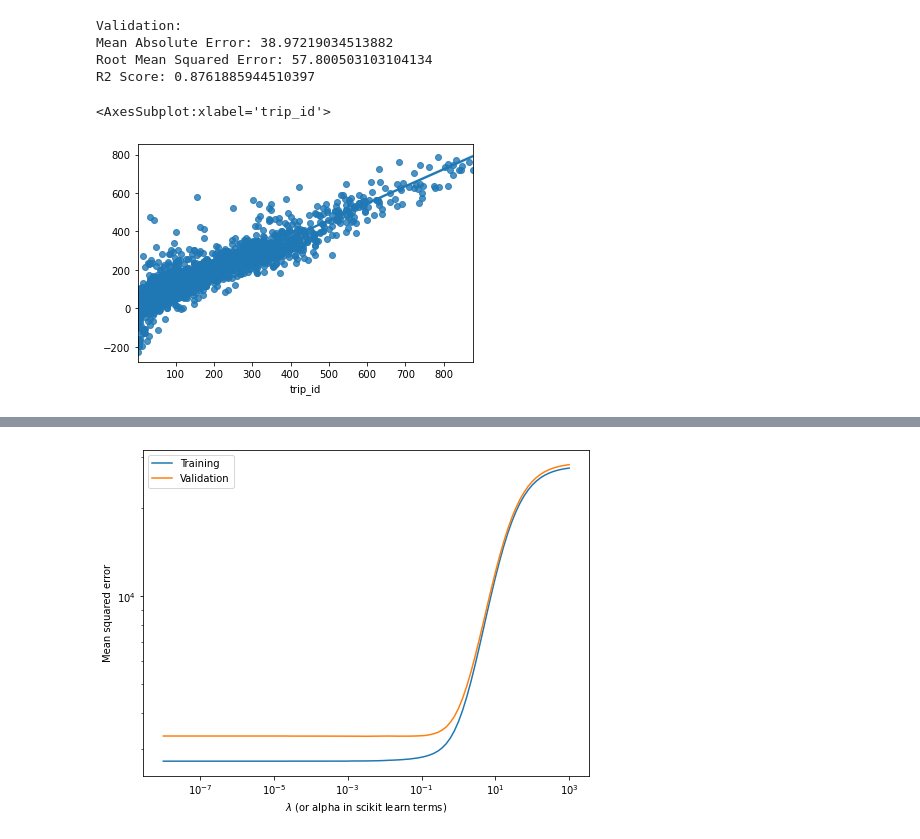
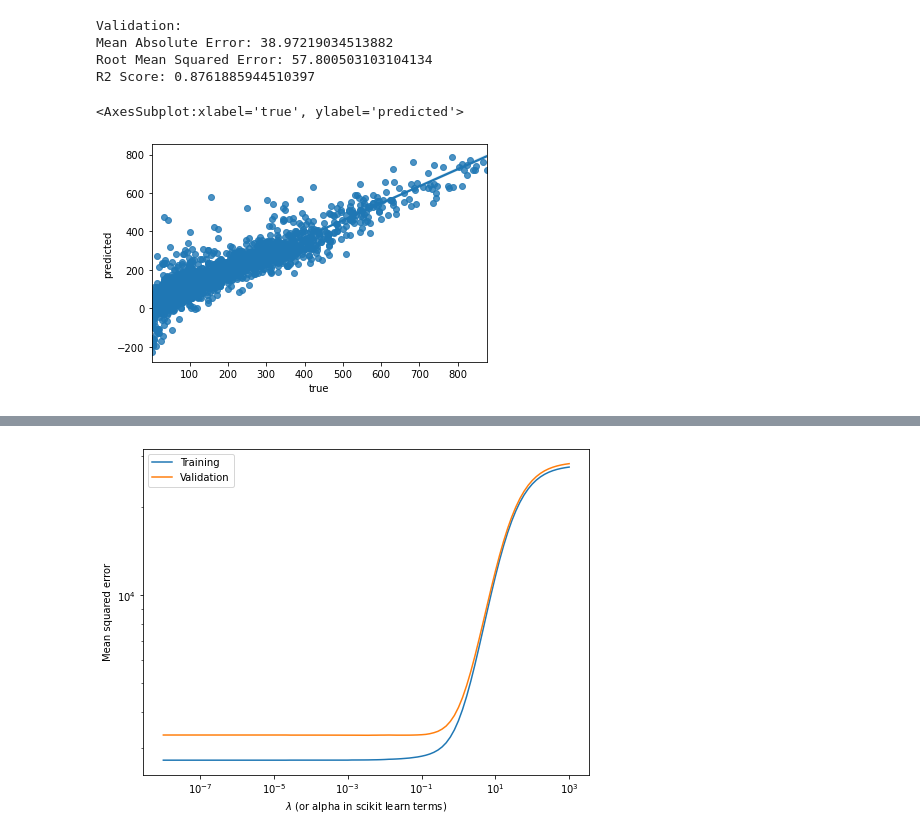
Before and after one commit to Timo-Heller/DSML-MMA_TEE, a Jupyter notebook: ml_system-level-demand.ipynb, the cells around one changed output, grey strips where cells are left out. Saved outputs shown, nothing was run; the diff lists cells and outputs as text; code cells hidden in the pictures.

Commit message:
plots for regressions

```diff
--- a/ml_system-level-demand.ipynb
+++ b/ml_system-level-demand.ipynb
@@ -471,7 +471,10 @@ Mean Absolute Error: 38.97219034513882
 Root Mean Squared Error: 57.800503103104134
 R2 Score: 0.8761885944510397
 # %%
-sns.regplot(x= y_test2, y= y_pred2)
+x_r = pd.Series(y_test2, name = "true")
+y_r = pd.Series(y_pred2, name = "predicted")
+sns.regplot(x= x_r, y= y_r)
+#sns.regplot(x= y_test2, y= y_pred2)
 # %% [output]
-<AxesSubplot:xlabel='trip_id'>
+<AxesSubplot:xlabel='true', ylabel='predicted'>
-[figure, old version]
+[figure, new version]
```
Also changed, not shown: parts of 9 cells of this notebook.
